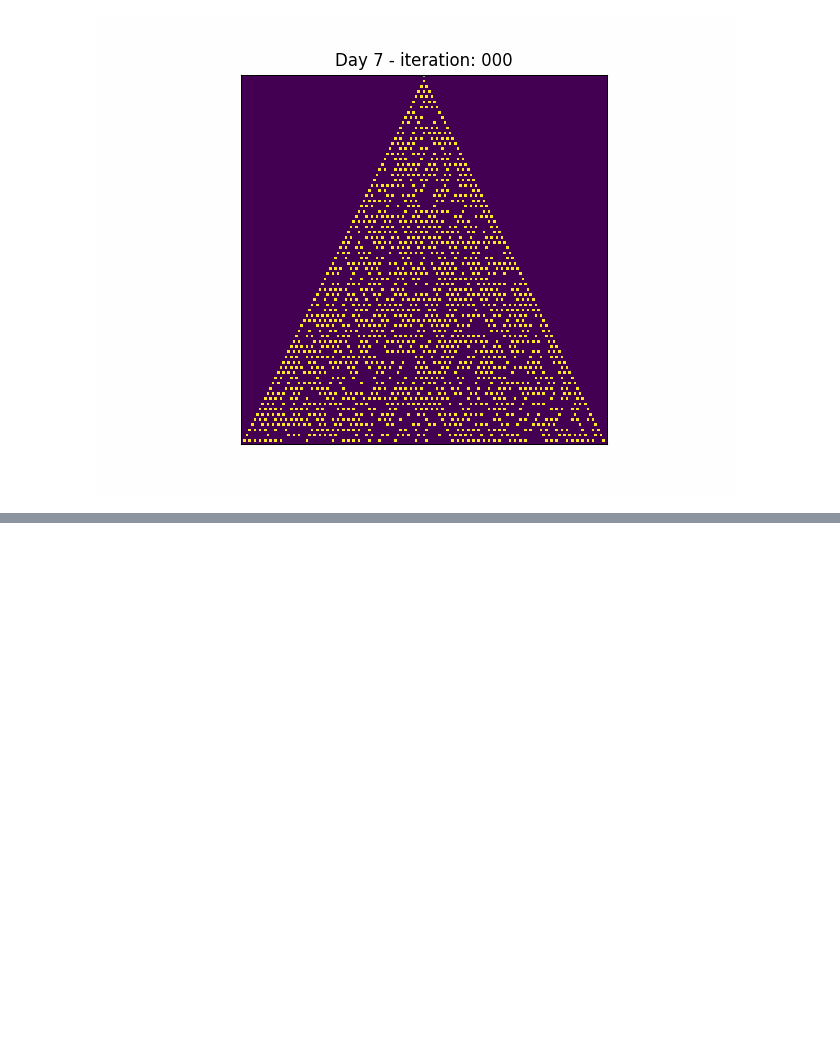
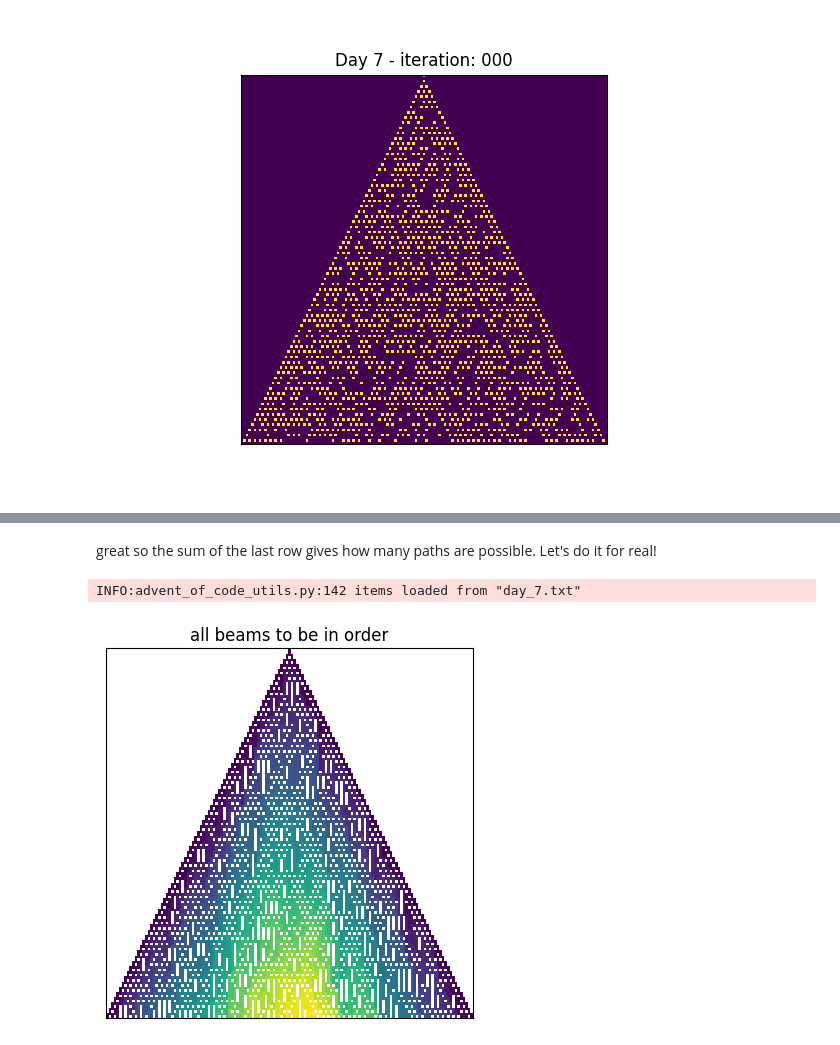
Before and after one commit to nouseforkeys/advent-of-code-25, a Jupyter notebook: day_7.ipynb, the cells around one changed output, grey strips where cells are left out. Cells and saved outputs as stored; diff of their text form; code cells hidden in the pictures; blank space fills up the shorter version.

```diff
--- a/day_7.ipynb
+++ b/day_7.ipynb
@@ -161,0 +239,79 @@ INFO:advent_of_code_utils.py:Embedding "day_7.gif"
+# %% [markdown]
+great so the sum of the last row gives how many paths are possible. Let's do it for real!
+# %%
+# reinitialise the example
+grid = parse_from_file(Path("day_7.txt"), parser)
+
+split_count = 0
+for l, line in enumerate(grid[1:], start=1):
+    for c, value in enumerate(line):
+        # look at the line above and see where the beams are
+        above = grid[l-1][c]
+        if value == SPLITTER and above == BEAM:
+            if c > 0:
+                grid[l][c - 1] = BEAM
+                split_count += 1
+            if c < len(line) - 1:
+                grid[l][c + 1] = BEAM
+                split_count += 1
+        elif above == START or above == BEAM:
+            grid[l][c] = BEAM
+
+
+beam_count = [[0]*len(grid[0]) for _ in range(len(grid))]
+
+for l, line in enumerate(grid):
+    # process splitters first
+    for c, value in enumerate(line):
+        if value == START:
+            beam_count[l][c] = 1
+            continue
+
+        above = grid[l-1][c]
+        if value == SPLITTER and above == BEAM:
+            beam_count[l][c] = beam_count[l-1][c]
+
+    # then consider beams, which are affected from above and the sides
+    for c, value in enumerate(line):
+        if value != BEAM:
+            continue
+        # first check above and set the count
+        above = grid[l-1][c]
+        if above in [START, BEAM]:
+            beam_count[l][c] = beam_count[l-1][c]
+
+        # then check sideways for splitters
+        try:
+            left = grid[l][c-1]
+            if left == SPLITTER:
+                beam_count[l][c] += beam_count[l][c-1]
+        except IndexError:
+            pass
+        try:
+            right = grid[l][c+1]
+            if right == SPLITTER:
+                beam_count[l][c] += beam_count[l][c+1]
+        except IndexError:
+            pass
+# %% [output]
+INFO:advent_of_code_utils.py:142 items loaded from "day_7.txt"
+# %%
+# linear plot was a little dull so we need to compress the values for a good
+# plot
+from math import log
+from numpy import nan
+
+log_beams = []
+for line in beam_count:
+    log_beams.append(list())
+    for value in line:
+        if value == 0:
+            log_beams[-1].append(nan)
+        else:
+            log_beams[-1].append(log(value))
+
+fig, ax = plt.subplots()
+ax.set_title("all beams to be in order")
+plot_grid(log_beams, ax, equal_axes=True)
+# %% [output]
+[figure, added]
```
Also changed, not shown: parts of 6 cells of this notebook.
